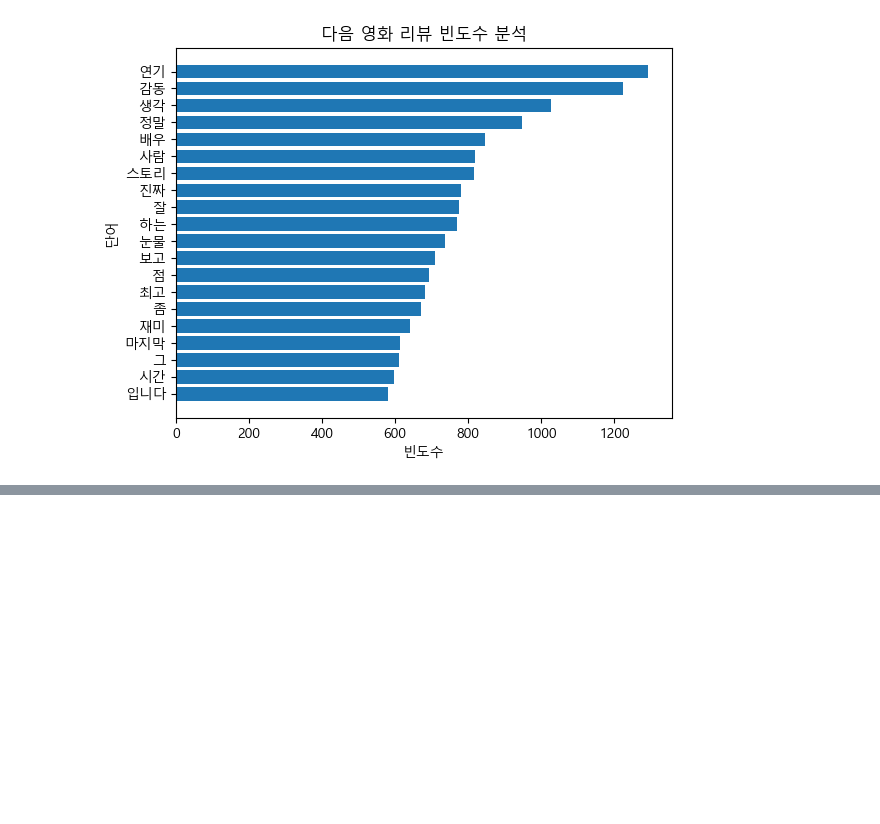
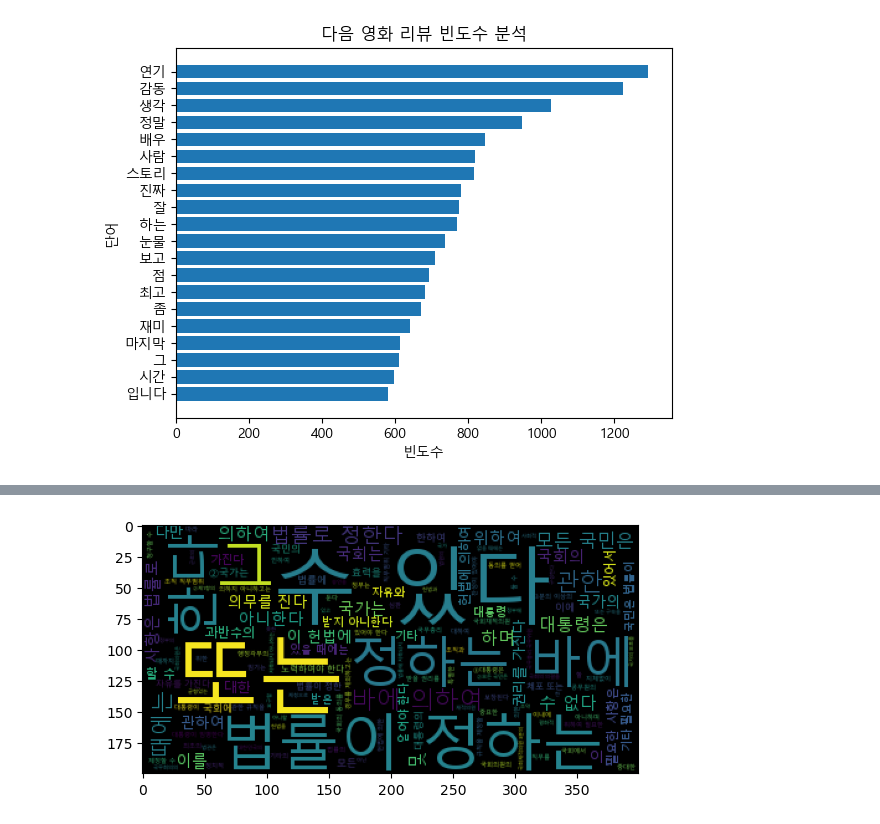
Before and after one commit to yangdamgyeong/lecture26_PyData26, a Jupyter notebook: AI기반데이터분석_07_텍스트데이터분석_다음영화리뷰.ipynb, the cells around one changed output, grey strips where cells are left out. Saved outputs shown, nothing was run; the diff lists cells and outputs as text; code cells hidden in the pictures; blank space fills up the shorter version.

```diff
--- a/AI기반데이터분석_07_텍스트데이터분석_다음영화리뷰.ipynb
+++ b/AI기반데이터분석_07_텍스트데이터분석_다음영화리뷰.ipynb
@@ -121,3 +121,11 @@ plt.ylabel("단어")
 plt.savefig('result/daum_movie_review_graph.png')
 # %% [output]
 [figure]
+# %%
+#대한민국 헌법 wordcould 생성
+
+from konlpy.corpus import kolaw
+input_filename = 'constitution.txt'
+const_doc = kolaw.open(input_filename).read()
+
+len(const_doc)
@@ -123,0 +157,18 @@ plt.savefig('result/daum_movie_review_graph.png')
+# %%
+from wordcloud import WordCloud
+
+font_path = 'C:/Windows/Fonts/malgun.ttf'
+# WordCloud 객체 생성
+wc = WordCloud(font_path=font_path)
+# %%
+# wordcloud 생성 from 텍스트
+wc = wc.generate(const_doc)
+# %%
+# matplotlib의 pyplot과 연동
+import matplotlib.pyplot as plt
+plt.imshow(wc)
+
+# pyplot의 객체를 화면으로 출력
+plt.show()
+# %% [output]
+[figure, added]
```
Also changed, not shown: parts of 9 cells of this notebook, 9 other files.
